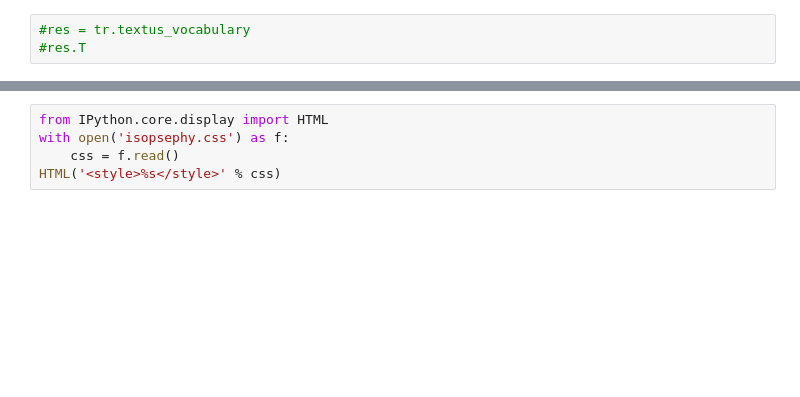
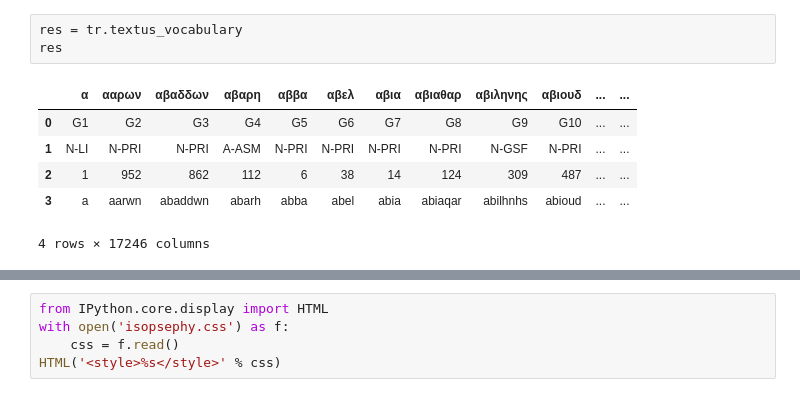
Before and after one commit to markomanninen/textusreceptus, a Jupyter notebook: Revelation statistics.ipynb, the cells around one changed output, grey strips where cells are left out. Drawn from its saved outputs; the diff is of its cells as text; blank space fills up the shorter version.

Commit message:
stats dataframe added

```diff
--- a/Revelation statistics.ipynb
+++ b/Revelation statistics.ipynb
@@ -12,8 +13,15 @@ tr.dataframe.describe()
 | 75% | 15.000000 | 27.000000 | 12794.000000 |
 | max | 28.000000 | 80.000000 | 32352.000000 |
 # %%
-#res = tr.textus_vocabulary
-#res.T
+res = tr.textus_vocabulary
+res
+# %% [output]
+|  | α | ααρων | αβαδδων | αβαρη | αββα | αβελ | αβια | αβιαθαρ | αβιληνης | αβιουδ | ... | ... |
+| 0 | G1 | G2 | G3 | G4 | G5 | G6 | G7 | G8 | G9 | G10 | ... | ... |
+| 1 | N-LI | N-PRI | N-PRI | A-ASM | N-PRI | N-PRI | N-PRI | N-PRI | N-GSF | N-PRI | ... | ... |
+| 2 | 1 | 952 | 862 | 112 | 6 | 38 | 14 | 124 | 309 | 487 | ... | ... |
+| 3 | a | aarwn | abaddwn | abarh | abba | abel | abia | abiaqar | abilhnhs | abioud | ... | ... |
+4 rows × 17246 columns
 # %%
 tr.dataframe[tr.dataframe['orig_book_index'] == "Revelation"]
 # %% [output]
```
Also changed, not shown: parts of 8 cells of this notebook.
